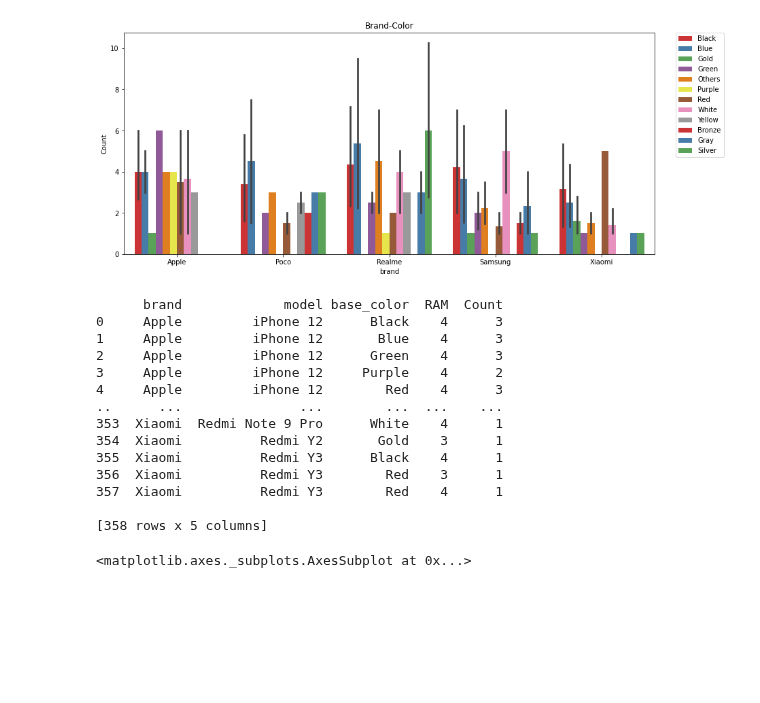
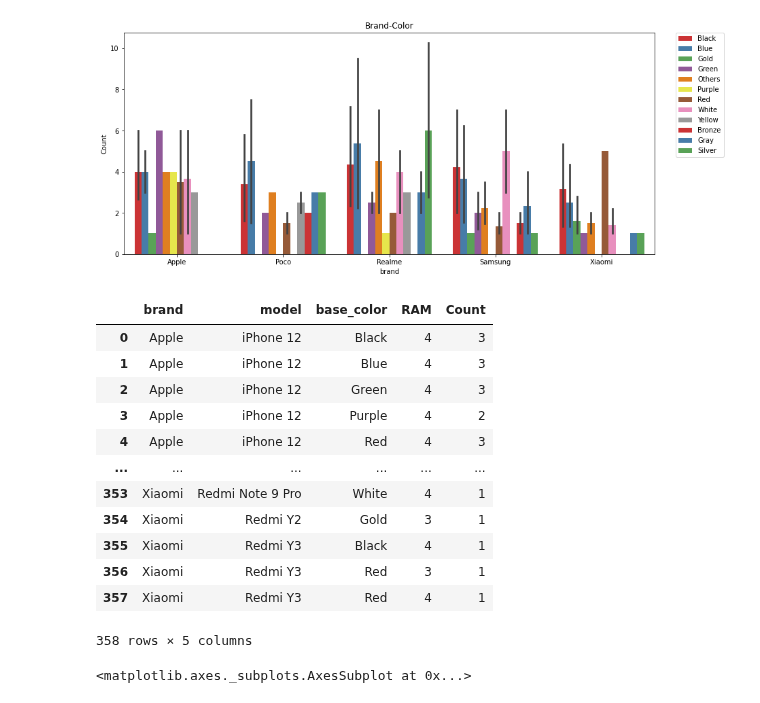
Before and after one commit to Arpan-tech-create/Exploratory_Data_Analysis, a Jupyter notebook: Mobile Sales.ipynb, the cells around one changed output. Cells and saved outputs as stored; diff of their text form; code cells hidden in the pictures; blank space fills up the shorter version.

```diff
--- a/Mobile Sales.ipynb
+++ b/Mobile Sales.ipynb
@@ -183,22 +192,21 @@ plt.show()
 [figure]
 # %%
 brand_df = read.groupby(['brand','model', 'base_color','RAM']).size().reset_index(name = 'Count')
-print(brand_df)
+brand_df
 # %% [output]
+|  | brand | model | base_color | RAM | Count |
+| 0 | Apple | iPhone 12 | Black | 4 | 3 |
+| 1 | Apple | iPhone 12 | Blue | 4 | 3 |
+| 2 | Apple | iPhone 12 | Green | 4 | 3 |
+| 3 | Apple | iPhone 12 | Purple | 4 | 2 |
+| 4 | Apple | iPhone 12 | Red | 4 | 3 |
+| ... | ... | ... | ... | ... | ... |
+| 353 | Xiaomi | Redmi Note 9 Pro | White | 4 | 1 |
+| 354 | Xiaomi | Redmi Y2 | Gold | 3 | 1 |
+| 355 | Xiaomi | Redmi Y3 | Black | 4 | 1 |
+| 356 | Xiaomi | Redmi Y3 | Red | 3 | 1 |
+| 357 | Xiaomi | Redmi Y3 | Red | 4 | 1 |
-      brand             model base_color  RAM  Count
-0     Apple         iPhone 12      Black    4      3
-1     Apple         iPhone 12       Blue    4      3
-2     Apple         iPhone 12      Green    4      3
-3     Apple         iPhone 12     Purple    4      2
-4     Apple         iPhone 12        Red    4      3
-..      ...               ...        ...  ...    ...
-353  Xiaomi  Redmi Note 9 Pro      White    4      1
-354  Xiaomi          Redmi Y2       Gold    3      1
-355  Xiaomi          Redmi Y3      Black    4      1
-356  Xiaomi          Redmi Y3        Red    3      1
-357  Xiaomi          Redmi Y3        Red    4      1
-
-[358 rows x 5 columns]
+358 rows × 5 columns
 # %%
 x=read["brand"]
 y=read["ratings"]
```
Also changed, not shown: parts of 1 cell of this notebook, 3 other files.
